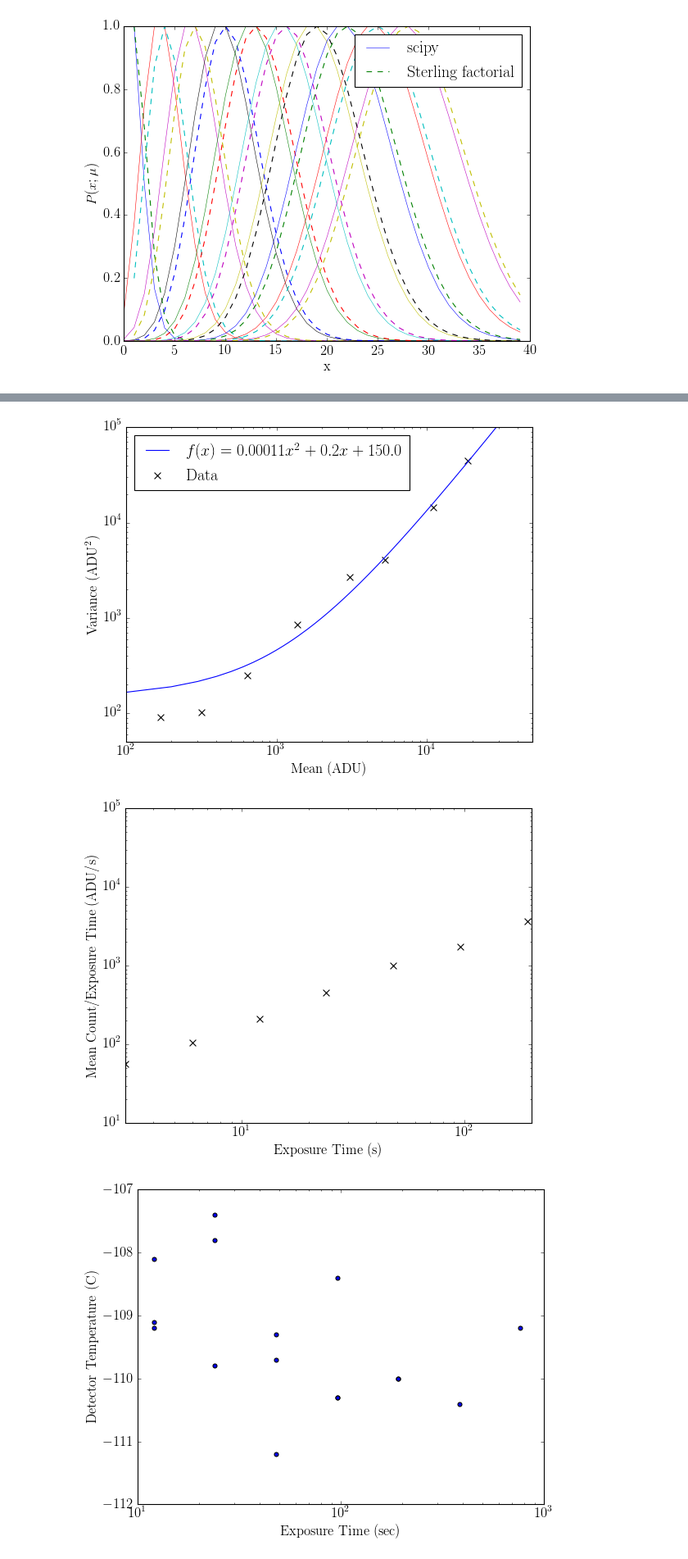
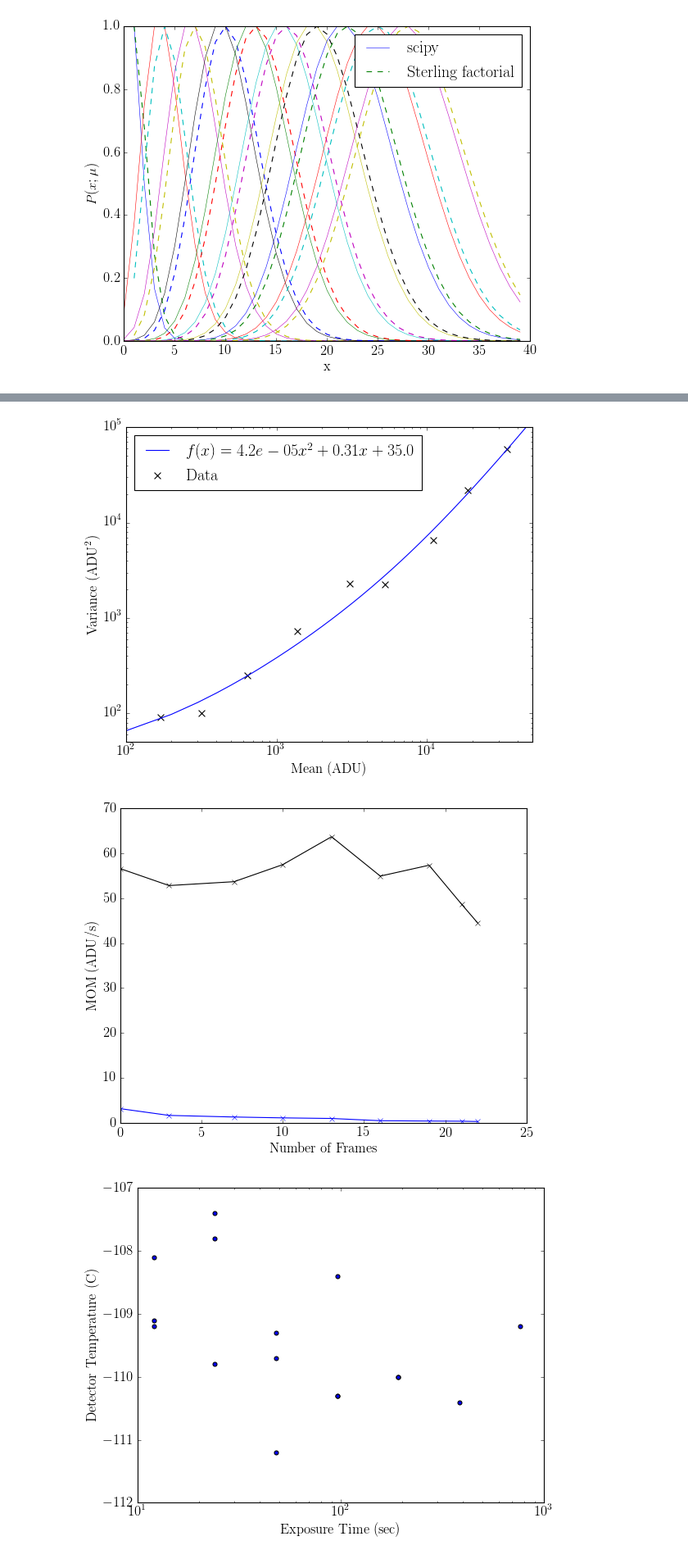
Before and after one commit to jbirky/photonCounting, a Jupyter notebook: analysis.ipynb, the cells around one changed output, grey strips where cells are left out. Shown at 82% size. Saved outputs shown, nothing was run; the diff lists cells and outputs as text; code cells hidden in the pictures.

```diff
--- a/analysis.ipynb
+++ b/analysis.ipynb
@@ -58,14 +56,3 @@ plt.savefig('writeup/plots/poisson_comparisons.png')
 plt.show()
 # %% [output]
 [figure]
-# %%
-x = np.arange(0,4,.01)
-for mu in np.arange(0,3,.5):
-    pdist1 = poisson.pmf(x, mu)
-    pdist2 = poisson_approx(x, mu, method='sterling')
-#     plt.plot(x, pdist1)
-    plt.plot(x, pdist2, linestyle='dashed')
-plt.ylim(0,1)
-plt.xlabel('x')
-plt.ylabel(r'$P(x;\mu)$')
-plt.show()
@@ -105,7 +90,7 @@ def plotAll(array2D, **kwargs):
 
     avg = mean(arr)
     std = stdev(arr)
-    med = median(arr)
+    med = np.median(arr)
     Npix = len(arr)
 
     sigma = kwargs.get('sigma', 2)
@@ -183,10 +168,10 @@ def plotAll(array2D, **kwargs):
         plt.savefig(save_dir + 'exposure%s.png'%(exp))
     plt.show()
 # %%
-window = [(450,450), (200,200)]
+window = [(550,550), (15,15)]
 
-array3D = readData('data/exp0/')
-bias_2D = combineFrame(array3D)
+bias_3D = readData('data/exp0/')
+bias_2D = combineFrame(bias_3D)
 
 #cut data
 bias_2D_cut = Cutout2D(bias_2D, window[0], window[1]).data
@@ -205,10 +190,10 @@ exp_times = np.array([int(f.split('exp')[1]) for f in files])
 counts, counts_ps = [], []
 for exp in exp_times:
 
-    #Read frames, combine, and subtract combined bias frame
+    #Read frames, subtract combined bias, combine frames
     array3D = readData('data/exp%s/'%(exp))
-    #divide by exposure time
-    array2D = combineFrame(array3D) - bias_2D
+    bias_sub_3D = [(frame - bias_2D) for frame in array3D]
+    array2D = combineFrame(bias_sub_3D)
 
     array2D_cps = array2D/exp
 
@@ -234,6 +219,6 @@ for exp in exp_times:
 # %%
-xbar = np.array([np.mean(f) for f in counts])
-s = np.array([np.std(f) for f in counts])
+xbar = np.mean(counts, axis=1)
+s = np.std(counts, axis=1)
 
 #fit polynomial
 x_arr = np.arange(0, 10**5, 10**2)
@@ -256,21 +241,24 @@ plt.legend(loc='upper left', scatterpoints=1)
 plt.savefig('writeup/plots/mean_vs_variance.png')
 plt.show()
 # %% [output]
-[figure, old version]
+[figure, new version]
 # %%
 #counts per second
-cps = np.array([np.mean(f/exp_times[0]) for f in counts])
+xbar_cps = np.mean(counts_ps, axis=1)
+s_cps = np.std(counts_ps, axis=1)
 
-plt.scatter(exp_times, cps, marker='x', s=50, color='k')
-plt.xscale('log')
-plt.yscale('log')
-plt.xlabel('Exposure Time (s)')
-plt.ylabel('Mean Count/Exposure Time (ADU/s)')
-plt.xlim(0,200)
+#number of frames per exposure
+num_per_dir = [len(os.listdir('data/'+f)) for f in files]
+nframes = [sum(num_per_dir[0:i]) for i in range(len(files))]
+
+plt.plot(nframes, xbar_cps, marker='x', color='k')
+plt.plot(nframes, s_cps, marker='x', color='b')
+plt.xlabel('Number of Frames')
+plt.ylabel('MOM (ADU/s)')
 plt.savefig('writeup/plots/exptime_vs_meancount.png')
 plt.show()
 # %% [output]
-[figure, old version]
+[figure, new version]
 # %%
 etime, temp = [], []
 for exp in os.listdir('data/'):
```
Also changed, not shown: parts of 5 cells of this notebook.
